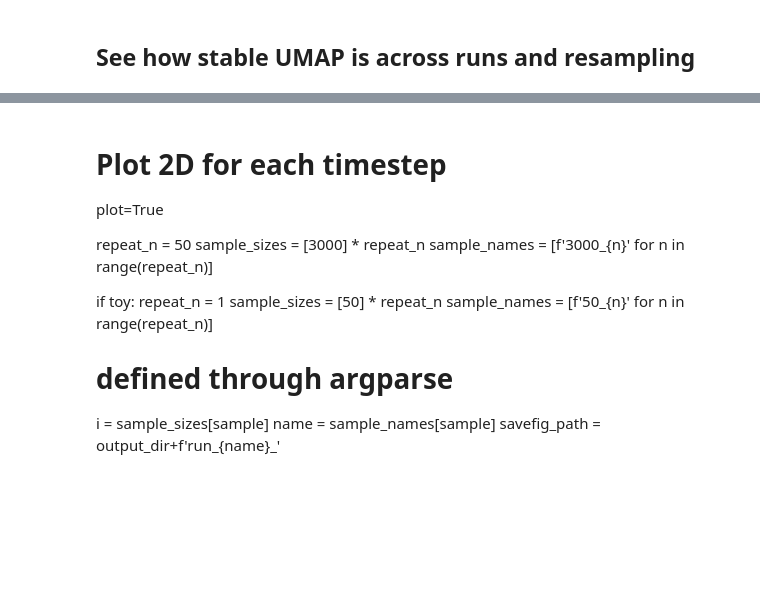
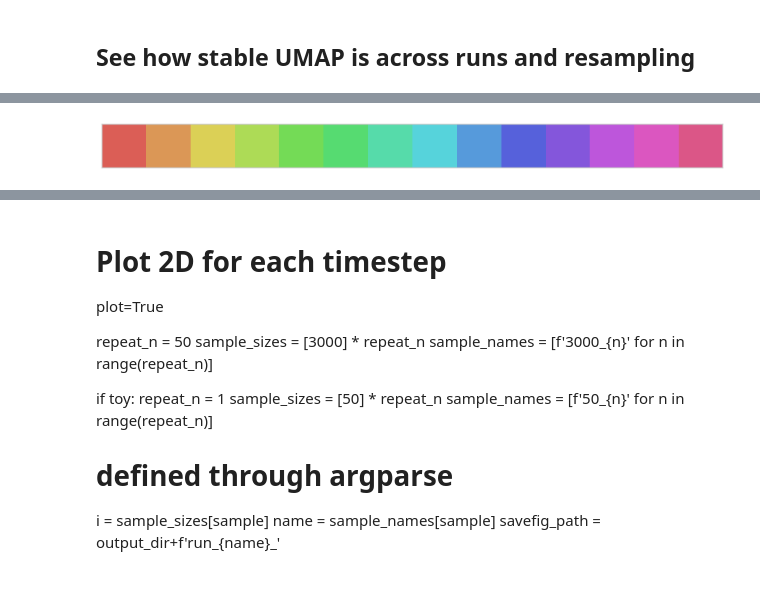
Before and after one commit to danielmlow/reddit, a Jupyter notebook: reddit_cluster.ipynb, the cells around one changed output, grey strips where cells are left out. Saved outputs shown, nothing was run; the diff lists cells and outputs as text; code cells hidden in the pictures; blank space fills up the shorter version.

```diff
--- a/reddit_cluster.ipynb
+++ b/reddit_cluster.ipynb
@@ -842,0 +746,4 @@ for i, (X_i, y_i) in enumerate(zip(X[:run_Ntimesteps],y[:run_Ntimesteps])):
+# %%
+plot = True
+
+savefig_path = output_dir
@@ -842,0 +903,16 @@ for i, (X_i, y_i) in enumerate(zip(X[:run_Ntimesteps],y[:run_Ntimesteps])):
+# %%
+import statsmodels.formula.api as smf
+import numpy as np
+import pandas as pd
+
+x = np.array([0.0, 1.0, 2.0, 3.0,  4.0,  5.0])
+y = np.array([0.0, 0.8, 0.9, 0.1, -0.8, -1.0])
+degree = 3
+
+df = pd.DataFrame(columns=['y', 'x'])
+df['x'] = x
+df['y'] = y
+
+weights = np.polyfit(x, y, degree)
+model = np.poly1d(weights)
+results = smf.ols(formula='y ~ model(x)', data=df).fit()
@@ -842,0 +926,67 @@ for i, (X_i, y_i) in enumerate(zip(X[:run_Ntimesteps],y[:run_Ntimesteps])):
+# %%
+polynomial = False
+savefig =True
+try: os.mkdir(output_dir+'trends/')
+except: pass
+
+
+sns.set_style("whitegrid", {'axes.grid' : False})
+plt.figure(figsize=(15,15), dpi= 80, facecolor='w', edgecolor='k')
+
+results_i_dists_hausdorff = np.array(results_i_dists_hausdorff)
+results_i_dists_hausdorff.shape
+
+results_slope = {}
+for sr_title in subreddits:
+    results_slope[sr_title] = []
+
+results_p_value = {}
+for sr_title in subreddits:
+    results_p_value[sr_title] = []
+
+# todo: add text in plot
+
+color = 'hls' #hls husl
+palette = itertools.cycle(sns.color_palette(color, len(subreddits)))
+sns.palplot(sns.color_palette(color, len(subreddits)))
+plt.show()
+
+for i, sr_title in enumerate(subreddits):
+    print(sr_title)
+    plt.clf()
+    plt.figure()
+    for j,sr_line in enumerate(subreddits):
+        x = days_week[:-1] #last window is removed becuase < timestep
+        x_digits = range(len(x))
+        y = results_i_dists_hausdorff[:,j,i]
+        y = zscore(y)
+        if polynomial:
+            if str(y[0]) =='nan':
+                r_value, p_value = np.nan, np.nan
+                continue
+            df = pd.DataFrame(columns=['y', 'x'])
+            df['x'] = x_digits
+            df['y'] = y
+            weights = np.polyfit(x_digits, y, polynomial) #polynomial=degree
+            model = np.poly1d(weights)
+            results = smf.ols(formula='y ~ model(x)', data=df).fit()
+            p_value = results.pvalues[1]
+            r2 = results.rsquared
+            summary = results.summary()
+        else:
+            # linear
+            slope, intercept, r_value, p_value, std_err = stats.linregress(x_digits, y)
+            sns.lineplot(x, x_digits*slope + intercept, label = sr_line, color=next(palette))
+            sns.lineplot(x, y,alpha=0.2)
+            results_slope[sr_title].append(slope * r_value**2)
+            results_p_value[sr_title].append(p_value)
+    plt.legend(loc='center left', bbox_to_anchor=(1, 0.5))
+    plt.title( sr_title)
+    plt.xlabel('time')
+    plt.xticks(rotation=70)
+    plt.ylabel('Hausdorff distance (z-score)')
+    if savefig:
+        plt.tight_layout()
+        plt.savefig(output_dir+f'/trends/{sr_title}.png', dpi=300)
+    plt.show()
+# %% [output]
@@ -842,0 +994 @@ for i, (X_i, y_i) in enumerate(zip(X[:run_Ntimesteps],y[:run_Ntimesteps])):
+[figure, added]
```
Also changed, not shown: parts of 100 cells of this notebook, 8 other files.
